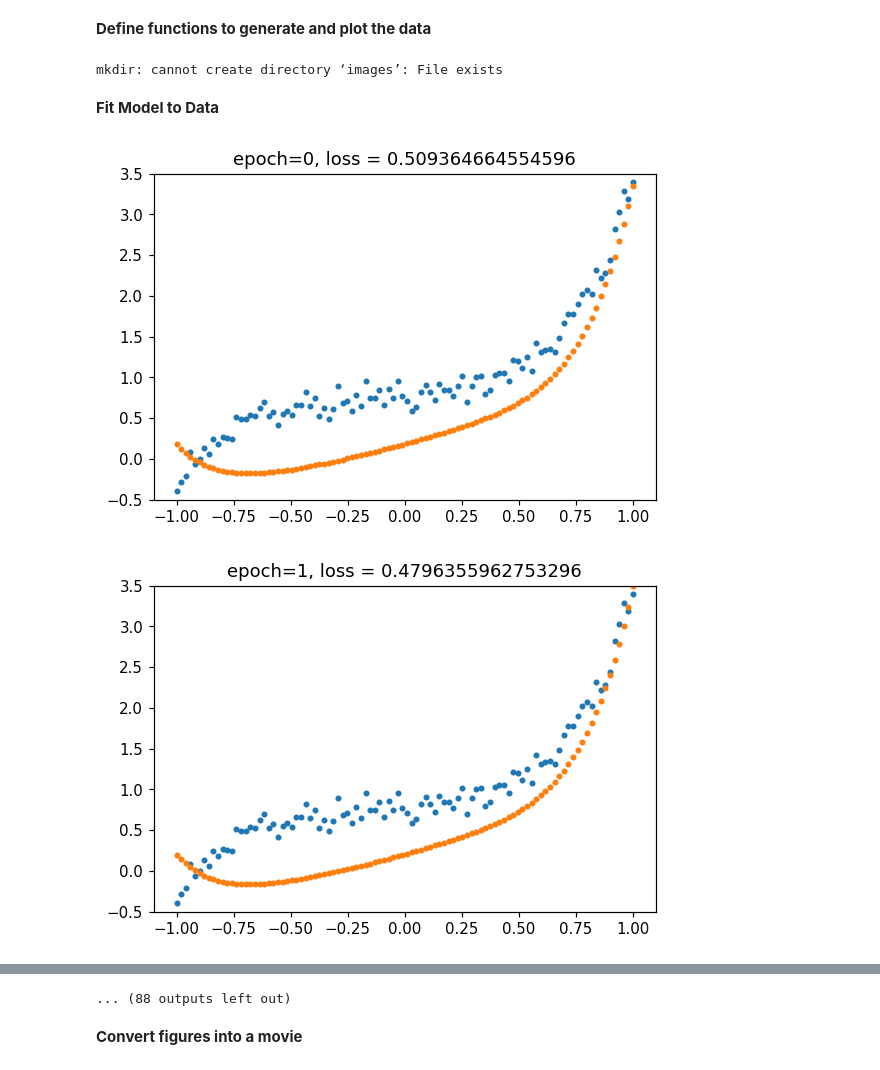
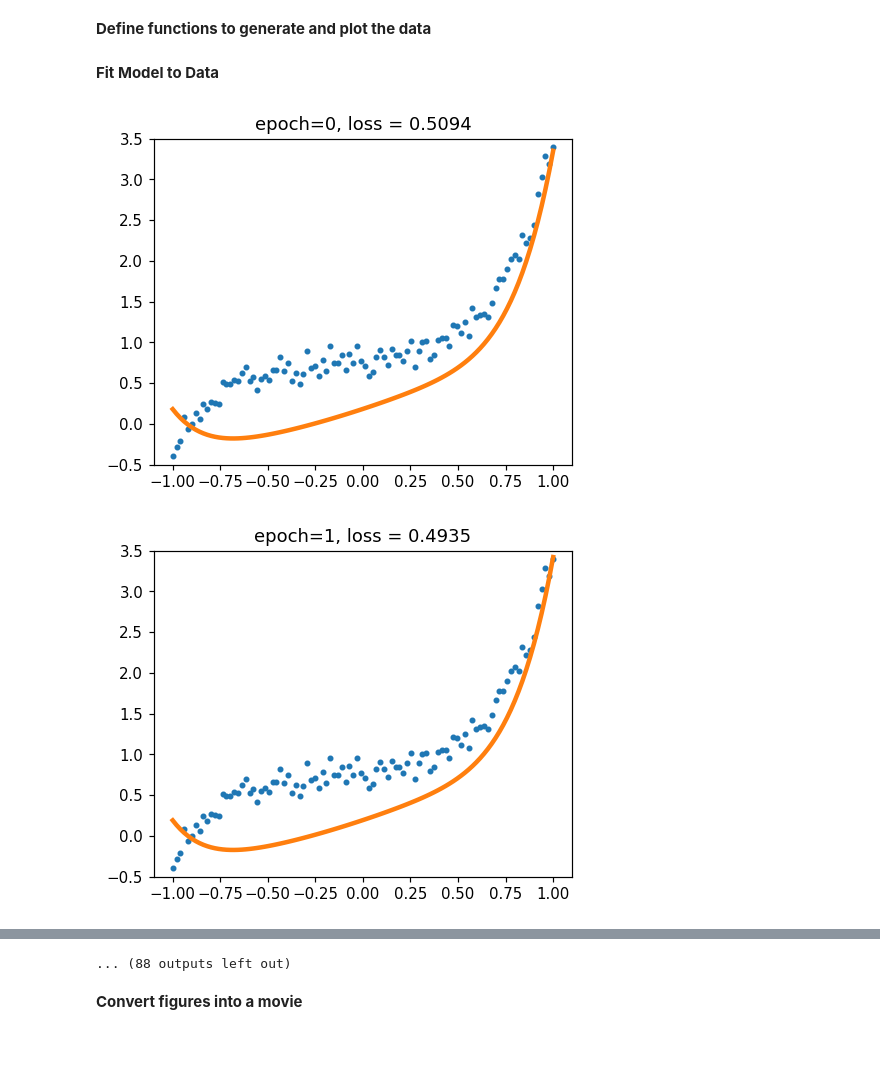
Before and after one commit to halldm2000/NOAA-AI-2020-TUTORIAL, a Jupyter notebook: taylor_series_pytorch_v0_1.ipynb, the cells around one changed output, grey strips where cells are left out. Cells and saved outputs as stored; diff of their text form; code cells hidden in the pictures.

```diff
--- a/taylor_series_pytorch_v0_1.ipynb
+++ b/taylor_series_pytorch_v0_1.ipynb
@@ -4,7 +4,7 @@
 **Define functions to generate and plot the data**
 # %%
 import torch
-!mkdir images
+!mkdir -p images
 
 def generate_data(order,  noise=0.2, rand_seed= 1):
 
@@ -15,42 +15,41 @@ def generate_data(order,  noise=0.2, rand_seed= 1):
 
 def plot_data(x,y,pred,i,loss):
 
-  plt.figure(dpi=72*1.5)
-  plt.plot(x,y,'.', x,pred,'.')
-  plt.title(f"epoch={i}, loss = {loss}")
+  plt.figure(figsize=(5,4),dpi=1.5*72)
+  plt.plot(x,y,'.')
+  plt.plot(x,pred, linewidth=3)
+  plt.title(f"epoch={i}, loss = {loss:.4f}")
   plt.ylim(-0.5,3.5)
   plt.savefig(f'./images/img_{i:03d}',bbox_inches='tight');
   plt.show()
-# %% [output]
-mkdir: cannot create directory ‘images’: File exists
 # %% [markdown]
 **Fit Model to Data**
 # %%
 import torch
 import matplotlib.pyplot as plt
 
 # DATA
 x,y = generate_data(order = 7, noise=0.1, rand_seed=1)
 
 # MODEL
 w = torch.rand(7, requires_grad = True)
 def model(x): return sum(w[i]*x**i for i in range(len(w)))
 
 # OPTIMIZER AND LOSS
-optimizer = torch.optim.Adam(params = [w], lr=2e-2)
+optimizer = torch.optim.Adam(params = [w], lr=1e-2)
 loss_fcn  = torch.nn.L1Loss()
 
 # TRAIN
 for epoch in range(100):
 
   optimizer.zero_grad()
   prediction = model(x)
   loss = loss_fcn(prediction,y)
   loss.backward()
   optimizer.step()
 
   with torch.no_grad():
     plot_data(x,y,prediction,epoch,loss.item())
 # %% [output]
-[figure, old version]
+[figure, new version]
-[figure, old version]
+[figure, new version]
```
Also changed, not shown: parts of 2 cells of this notebook.
